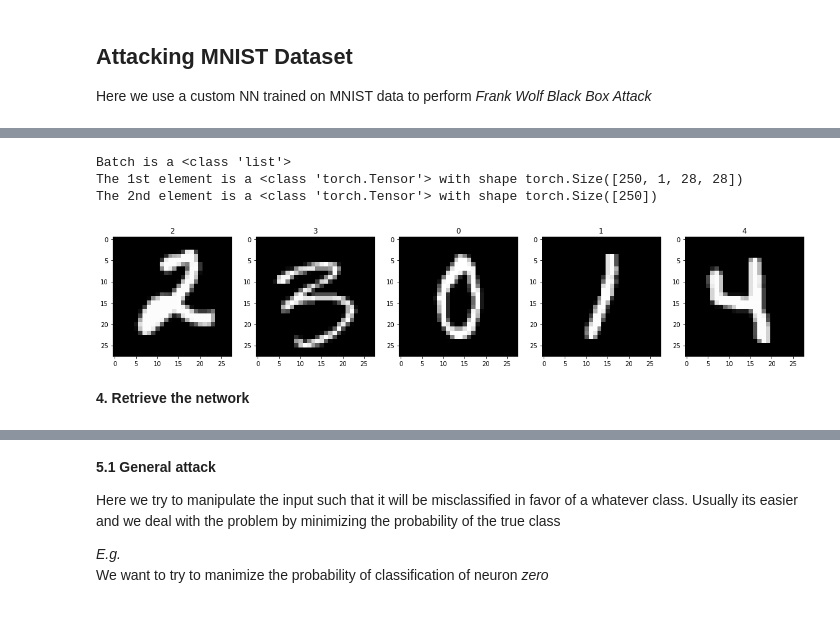
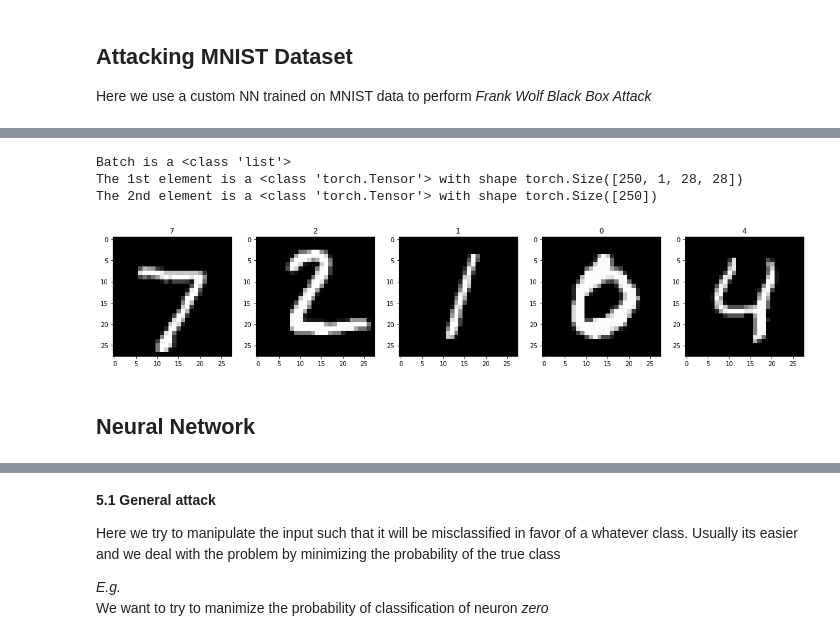
Before and after one commit to f-grimaldi/AdvAttack, a Jupyter notebook: AttackMNIST_FrankWolfe.ipynb, the cells around one changed output, grey strips where cells are left out. Saved outputs shown, nothing was run; the diff lists cells and outputs as text; code cells hidden in the pictures.

```diff
--- a/AttackMNIST_FrankWolfe.ipynb
+++ b/AttackMNIST_FrankWolfe.ipynb
@@ -34,11 +68,14 @@ The 'standard' *trasnform.compose* method just convert the data to *torch.Tensor
+# %%
+# Get info for test dataset
+MNIST.get_info(test)
+# %% [output]
+Batch is a <class 'list'>
+The 1st element is a <class 'torch.Tensor'> with shape torch.Size([250, 1, 28, 28])
+The 2nd element is a <class 'torch.Tensor'> with shape torch.Size([250])
+[figure, added]
 # %%
-DataLoader = data.MNIST(transform='standard')
-train, test = DataLoader.get_dataloader(batch_size=250, num_workers=0)
-DataLoader.get_info()
+# DataLoader = data.MNIST(transform='standard')
+# train, test = DataLoader.get_dataloader(batch_size=250, num_workers=0)
+# DataLoader.get_info()
-# %% [output]
-Batch is a <class 'list'>
-The 1st element is a <class 'torch.Tensor'> with shape torch.Size([250, 1, 28, 28])
-The 2nd element is a <class 'torch.Tensor'> with shape torch.Size([250])
-[figure, removed]
-# %% [markdown]
-**4. Retrieve the network**
+# %% [markdown]
+## Neural Network
```
Also changed, not shown: parts of 23 cells of this notebook, 7 other files.
